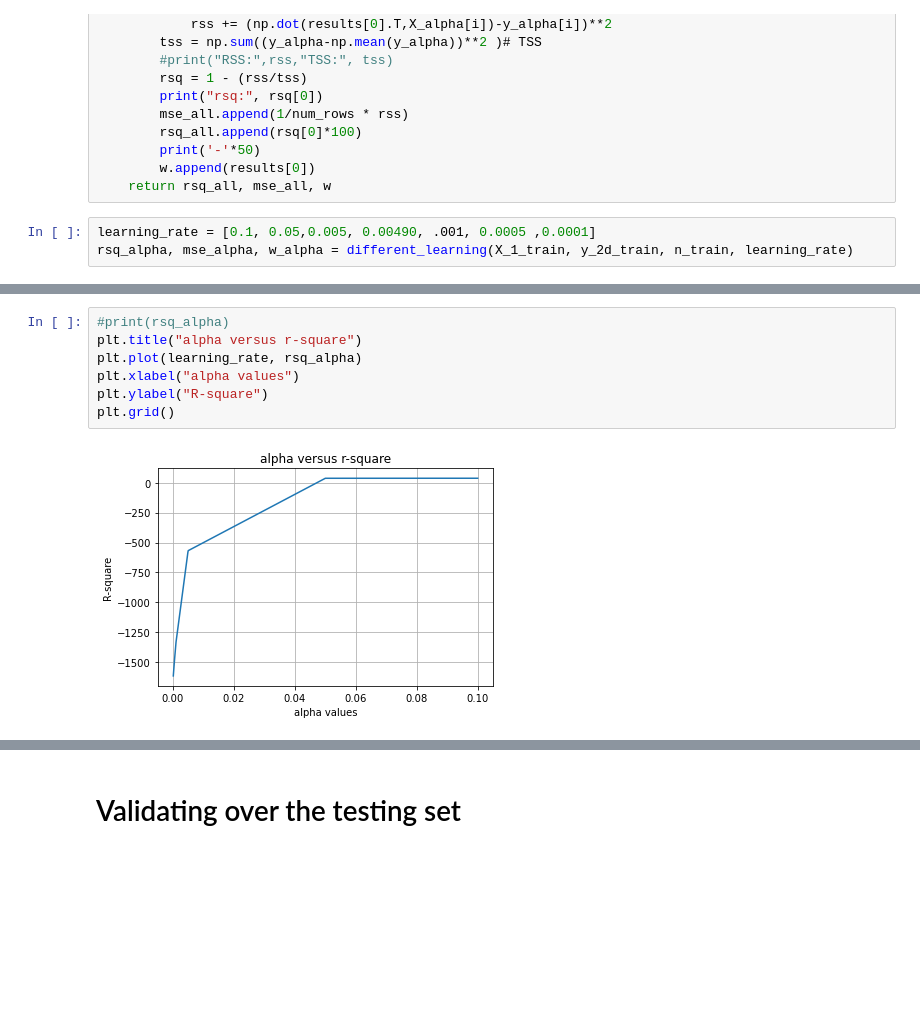
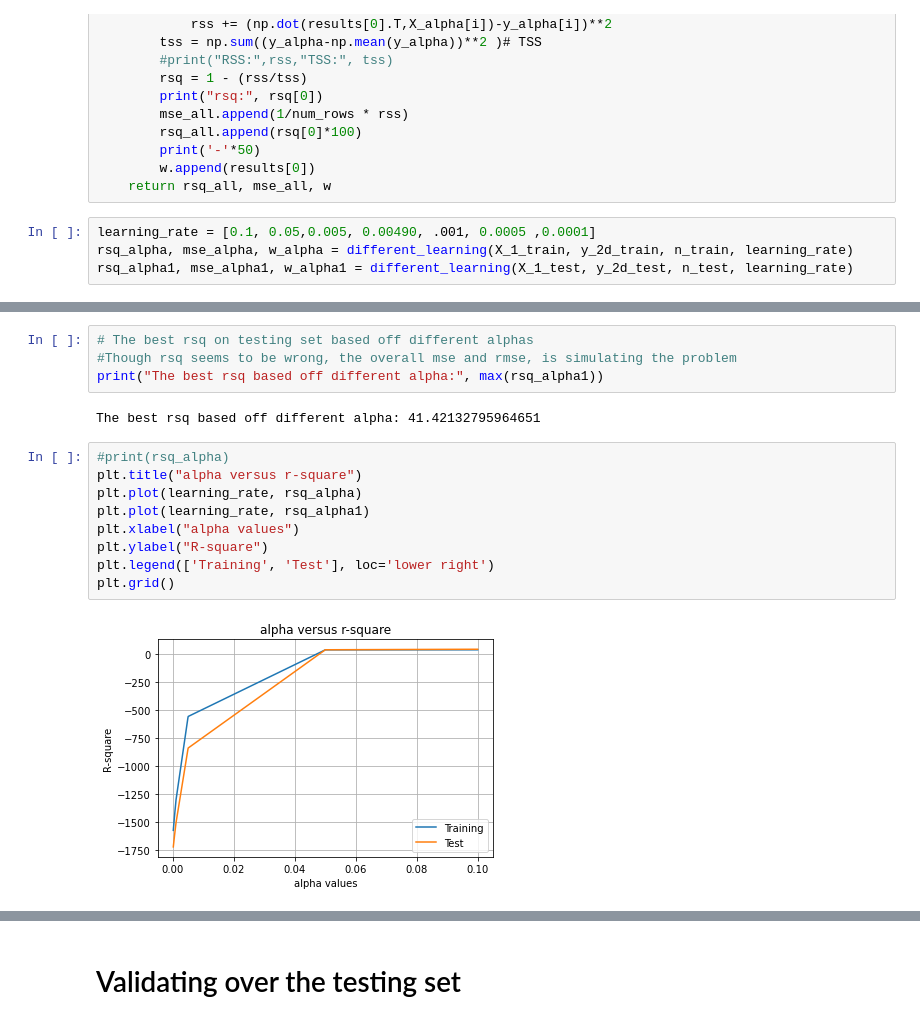
Before and after one commit to fdnthecoder/StudentPerformanceML, a Jupyter notebook: LinearRegJamie.ipynb, the cells around one changed output, grey strips where cells are left out. Saved outputs shown, nothing was run; the diff lists cells and outputs as text; blank space fills up the shorter version.

```diff
--- a/LinearRegJamie.ipynb
+++ b/LinearRegJamie.ipynb
@@ -410,4 +507,5 @@ def different_learning(X_alpha, y_alpha, num_rows, learning_rate):
 # %%
 learning_rate = [0.1, 0.05,0.005, 0.00490, .001, 0.0005 ,0.0001]
 rsq_alpha, mse_alpha, w_alpha = different_learning(X_1_train, y_2d_train, n_train, learning_rate)
+rsq_alpha1, mse_alpha1, w_alpha1 = different_learning(X_1_test, y_2d_test, n_test, learning_rate)
 # %% [output]
@@ -436,12 +534,20 @@ The best rsq based off different alpha: 37.44880313191956
+# %%
+# The best rsq on testing set based off different alphas
+#Though rsq seems to be wrong, the overall mse and rmse, is simulating the problem
+print("The best rsq based off different alpha:", max(rsq_alpha1))
+# %% [output]
+The best rsq based off different alpha: 41.42132795964651
 # %%
 #print(rsq_alpha)
 plt.title("alpha versus r-square")
 plt.plot(learning_rate, rsq_alpha)
+plt.plot(learning_rate, rsq_alpha1)
 plt.xlabel("alpha values")
 plt.ylabel("R-square")
+plt.legend(['Training', 'Test'], loc='lower right')
 plt.grid()
 # %% [output]
-[figure, old version]
+[figure, new version]
 # %%
 #Learning rate versus Mean squared error
 plt.title("Alpha versus MSE")
```
Also changed, not shown: parts of 51 cells of this notebook, 2 other files.
